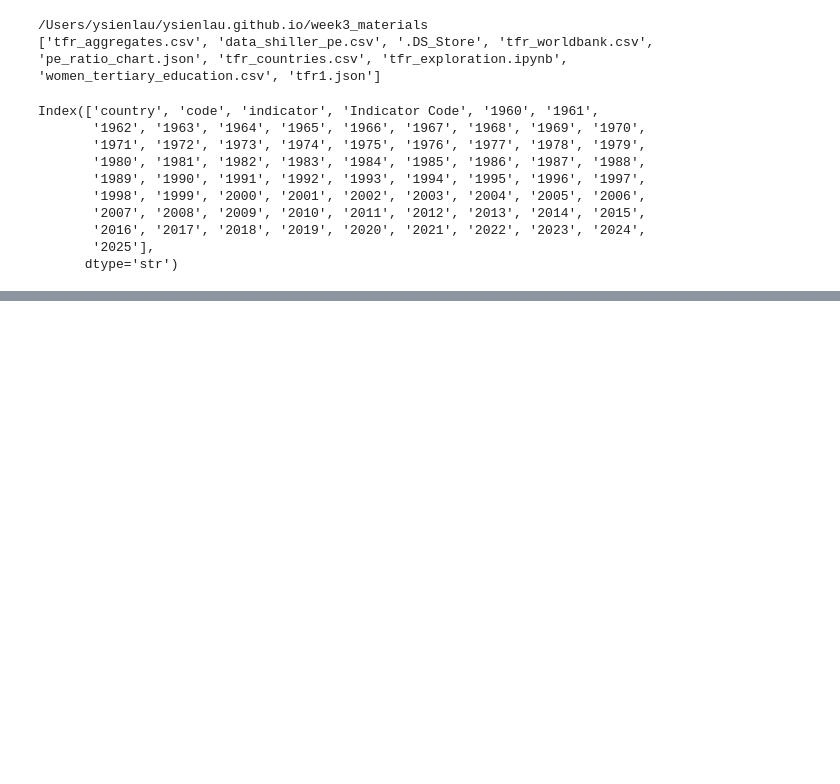
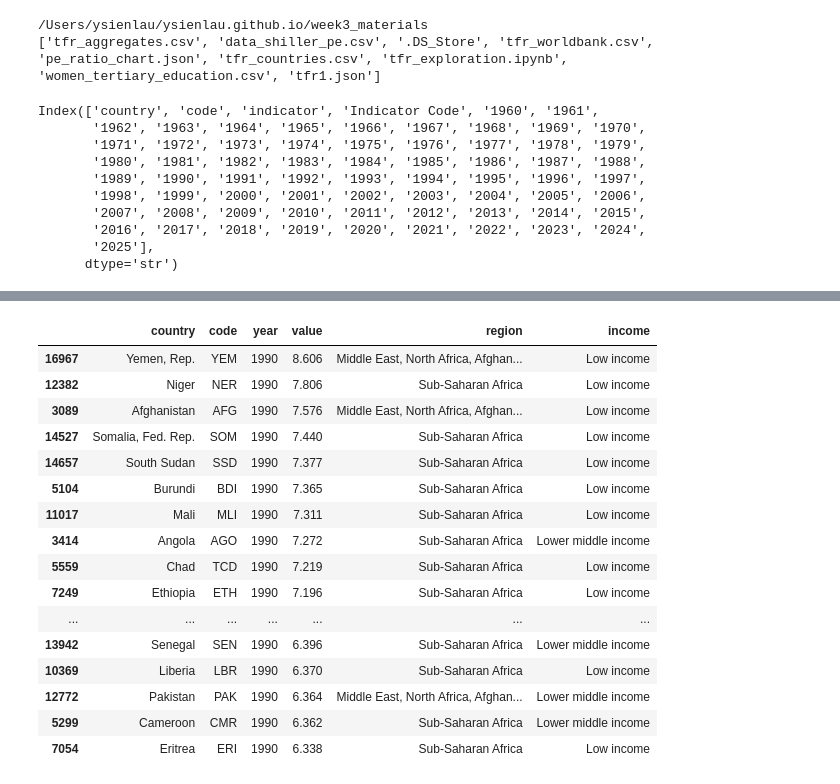
Before and after one commit to ysienlau/ysienlau.github.io, a Jupyter notebook: week3_materials/tfr_exploration.ipynb, the cells around one changed output, grey strips where cells are left out. Cells and saved outputs as stored; diff of their text form; code cells hidden in the pictures; blank space fills up the shorter version.

```diff
--- a/week3_materials/tfr_exploration.ipynb
+++ b/week3_materials/tfr_exploration.ipynb
@@ -145,0 +202,20 @@ lowest_birthrates
+# %%
+highest_1990
+# %% [output]
+|  | country | code | year | value | region | income |
+| 16967 | Yemen, Rep. | YEM | 1990 | 8.606 | Middle East, North Africa, Afghan... | Low income |
+| 12382 | Niger | NER | 1990 | 7.806 | Sub-Saharan Africa | Low income |
+| 3089 | Afghanistan | AFG | 1990 | 7.576 | Middle East, North Africa, Afghan... | Low income |
+| 14527 | Somalia, Fed. Rep. | SOM | 1990 | 7.440 | Sub-Saharan Africa | Low income |
+| 14657 | South Sudan | SSD | 1990 | 7.377 | Sub-Saharan Africa | Low income |
+| 5104 | Burundi | BDI | 1990 | 7.365 | Sub-Saharan Africa | Low income |
+| 11017 | Mali | MLI | 1990 | 7.311 | Sub-Saharan Africa | Low income |
+| 3414 | Angola | AGO | 1990 | 7.272 | Sub-Saharan Africa | Lower middle income |
+| 5559 | Chad | TCD | 1990 | 7.219 | Sub-Saharan Africa | Low income |
+| 7249 | Ethiopia | ETH | 1990 | 7.196 | Sub-Saharan Africa | Low income |
+| ... | ... | ... | ... | ... | ... | ... |
+| 13942 | Senegal | SEN | 1990 | 6.396 | Sub-Saharan Africa | Lower middle income |
+| 10369 | Liberia | LBR | 1990 | 6.370 | Sub-Saharan Africa | Low income |
+| 12772 | Pakistan | PAK | 1990 | 6.364 | Middle East, North Africa, Afghan... | Lower middle income |
+| 5299 | Cameroon | CMR | 1990 | 6.362 | Sub-Saharan Africa | Lower middle income |
+| 7054 | Eritrea | ERI | 1990 | 6.338 | Sub-Saharan Africa | Low income |
```
Also changed, not shown: parts of 12 cells of this notebook, 2 other files.
